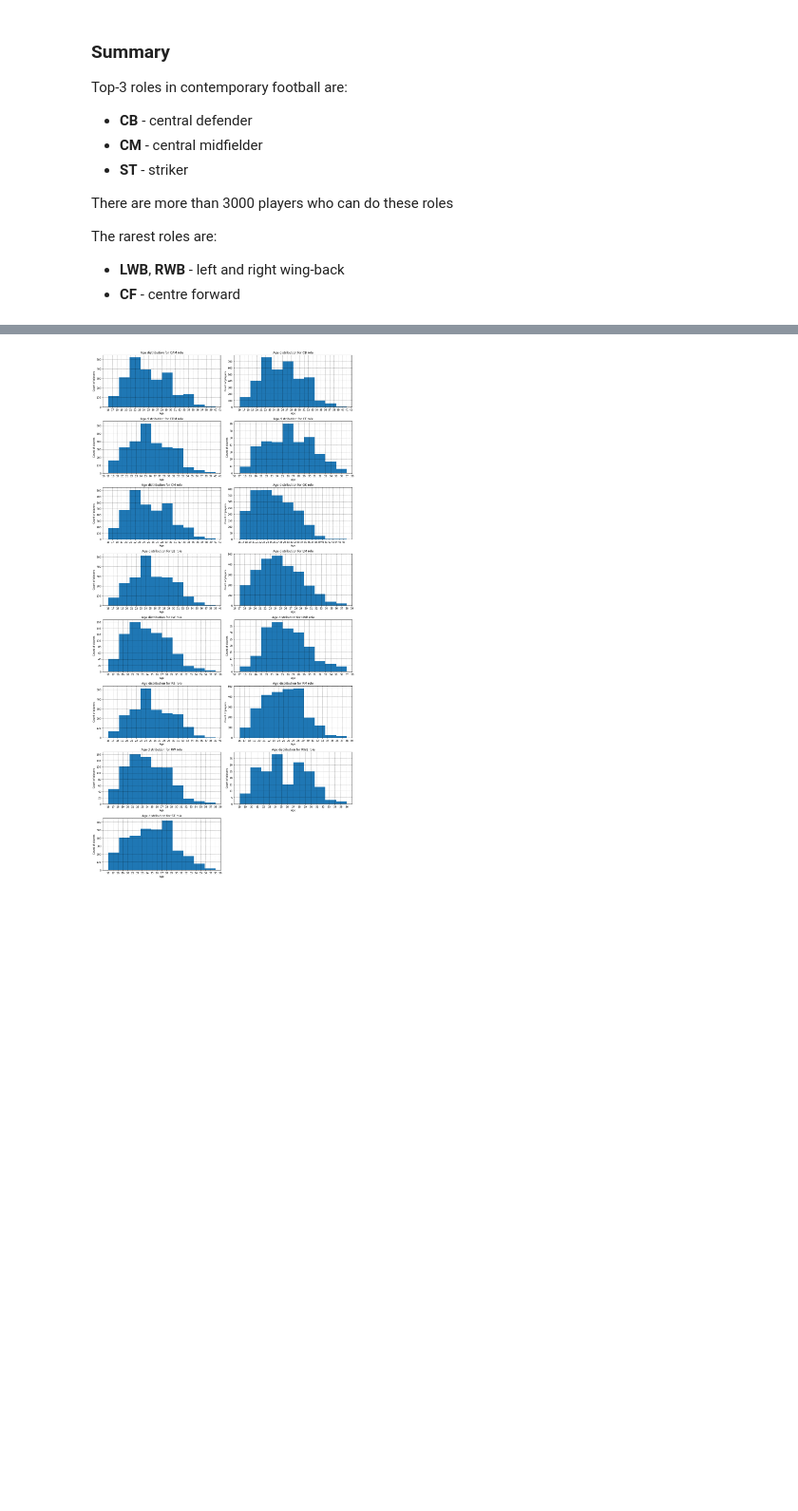
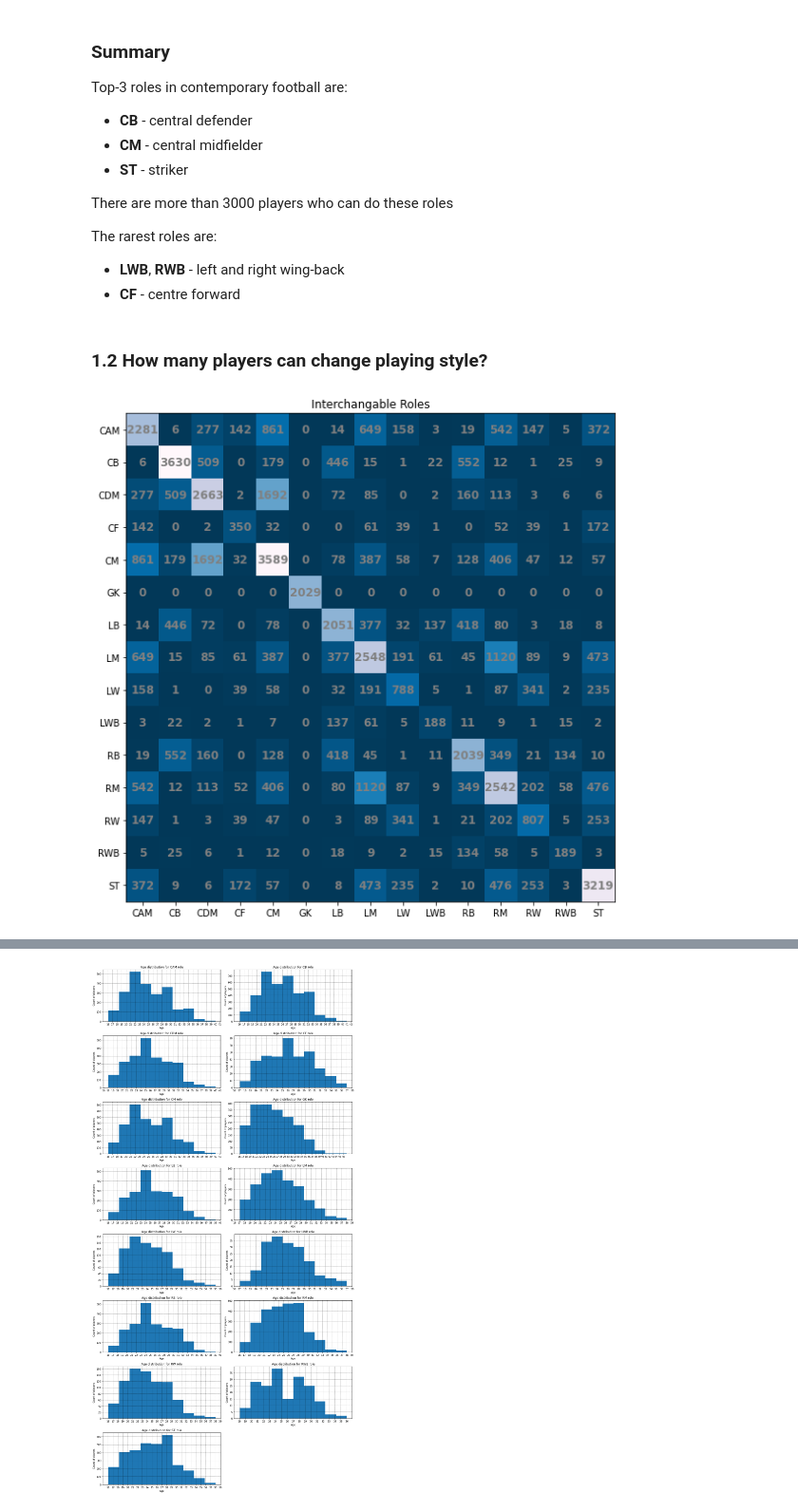
Before and after one commit to Kraktorist/python-ml-course, a Jupyter notebook: 14.1.11/statistics.ipynb, the cells around one changed output, grey strips where cells are left out. Shown at 95% size. Saved outputs shown, nothing was run; the diff lists cells and outputs as text; code cells hidden in the pictures; blank space fills up the shorter version.

Commit message:
interchangeble roles completed

```diff
--- a/14.1.11/statistics.ipynb
+++ b/14.1.11/statistics.ipynb
@@ -8,9 +8,13 @@ import matplotlib.pyplot as plt
 
 pd.set_option("display.max_columns", None)
 plt.rcParams['figure.figsize'] = [12.0, 8.0]
-plt.rcParams.update({"axes.grid" : True, "grid.color": "k", 'grid.linestyle': ":"})
+plt.rcParams.update({
+    "axes.grid" : True,
+    "grid.color": "k",
+    'grid.linestyle': ":",
+})
 
-complete_ds = pd.read_csv('datasets/CompleteDataset.csv', index_col=[0], low_memory=False)
+complete_ds = pd.read_csv('datasets/CompleteDataset.csv', low_memory=False)
 # %% [markdown]
 ## 1. Players and roles
 
@@ -41,3 +45,38 @@ There are more than 3000 players who can do these roles
 The rarest roles are:
 - **LWB**, **RWB** - left and right wing-back
 - **CF** - centre forward
+# %% [markdown]
+### 1.2 How many players can change playing style?
+# %%
+def get_intersected_count(first_role, second_role):
+    players = df_roles.loc[df_roles["styles"] == first_role]
+    return df_roles.loc[ (df_roles["ID"].isin(players["ID"]))  & (df_roles["styles"] == second_role) ]["ID"].count()
+
+roles = sorted(df_roles["styles"].unique())
+interchangable_roles = list()
+for first_role in roles:
+    subresult = list()
+    for second_role in roles:
+        subresult.append(get_intersected_count(first_role, second_role))
+    interchangable_roles.append(subresult)
+# %%
+fig, ax = plt.subplots()
+im = ax.imshow(interchangable_roles, cmap='PuBu_r')
+
+
+ax.grid(False)
+ax.set_xticks(range(0,len(roles)))
+ax.set_yticks(range(0,len(roles)))
+ax.set_xticklabels(roles)
+ax.set_yticklabels(roles)
+
+for i in range(len(roles)):
+    for j in range(len(roles)):
+        text = ax.text(j, i, interchangable_roles[i][j],
+                       ha="center", va="center", color="gray", fontsize="large", weight="heavy")
+
+ax.set_title("Interchangable Roles")
+fig.tight_layout()
+plt.show()
+# %% [output]
+[figure, added]
```
Also changed, not shown: parts of 19 cells of this notebook.
